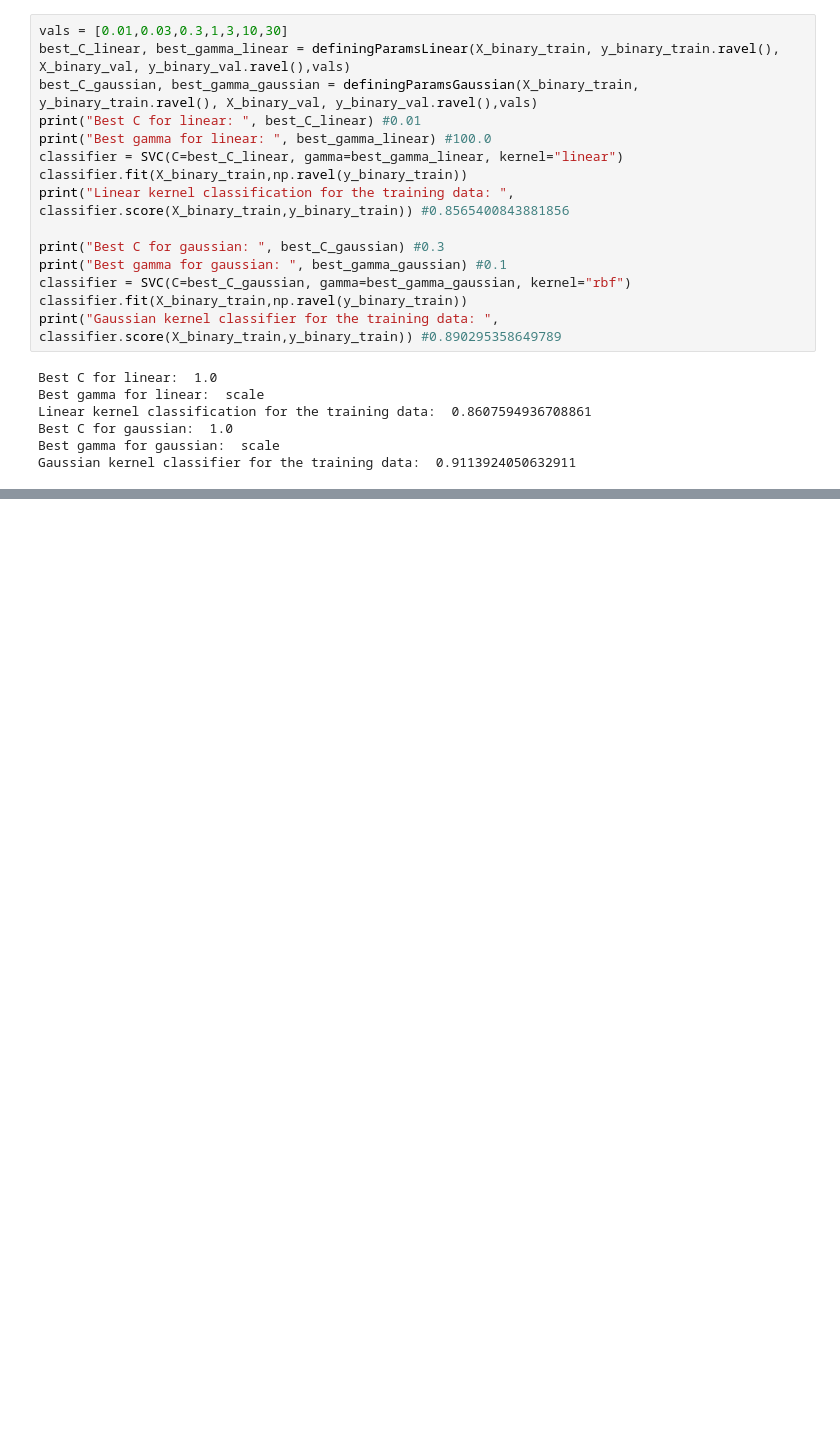
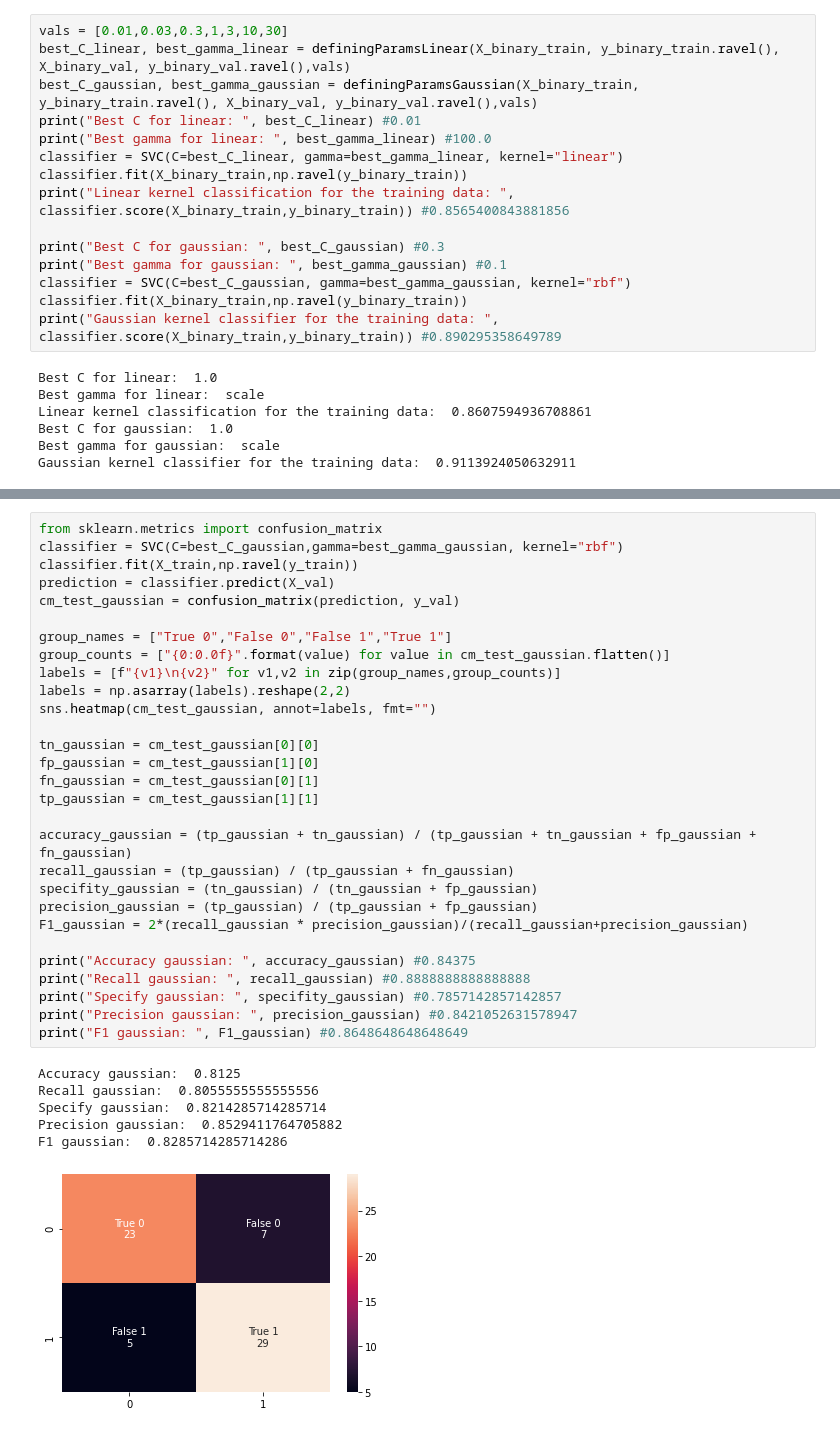
Before and after one commit to joaogomes18/Machine-Learning, a Jupyter notebook: 1stAssignment/1stAssignmentSVM.ipynb, the cells around one changed output, grey strips where cells are left out. Cells and saved outputs as stored; diff of their text form; blank space fills up the shorter version.

```diff
--- a/1stAssignment/1stAssignmentSVM.ipynb
+++ b/1stAssignment/1stAssignmentSVM.ipynb
@@ -253,0 +349,36 @@ F1 gaussian:  0.8484848484848485
+# %%
+from sklearn.metrics import confusion_matrix
+classifier = SVC(C=best_C_gaussian,gamma=best_gamma_gaussian, kernel="rbf")
+classifier.fit(X_train,np.ravel(y_train))
+prediction = classifier.predict(X_val)
+cm_test_gaussian = confusion_matrix(prediction, y_val)
+
+group_names = ["True 0","False 0","False 1","True 1"]
+group_counts = ["{0:0.0f}".format(value) for value in cm_test_gaussian.flatten()]
+labels = [f"{v1}\n{v2}" for v1,v2 in zip(group_names,group_counts)]
+labels = np.asarray(labels).reshape(2,2)
+sns.heatmap(cm_test_gaussian, annot=labels, fmt="")
+
+tn_gaussian = cm_test_gaussian[0][0]
+fp_gaussian = cm_test_gaussian[1][0]
+fn_gaussian = cm_test_gaussian[0][1]
+tp_gaussian = cm_test_gaussian[1][1]
+
+accuracy_gaussian = (tp_gaussian + tn_gaussian) / (tp_gaussian + tn_gaussian + fp_gaussian + fn_gaussian)
+recall_gaussian = (tp_gaussian) / (tp_gaussian + fn_gaussian)
+specifity_gaussian = (tn_gaussian) / (tn_gaussian + fp_gaussian)
+precision_gaussian = (tp_gaussian) / (tp_gaussian + fp_gaussian)
+F1_gaussian = 2*(recall_gaussian * precision_gaussian)/(recall_gaussian+precision_gaussian)
+
+print("Accuracy gaussian: ", accuracy_gaussian) #0.84375
+print("Recall gaussian: ", recall_gaussian) #0.8888888888888888
+print("Specify gaussian: ", specifity_gaussian) #0.7857142857142857
+print("Precision gaussian: ", precision_gaussian) #0.8421052631578947
+print("F1 gaussian: ", F1_gaussian) #0.8648648648648649
+# %% [output]
+Accuracy gaussian:  0.8125
+Recall gaussian:  0.8055555555555556
+Specify gaussian:  0.8214285714285714
+Precision gaussian:  0.8529411764705882
+F1 gaussian:  0.8285714285714286
+[figure, added]
```
Also changed, not shown: parts of 19 cells of this notebook.
